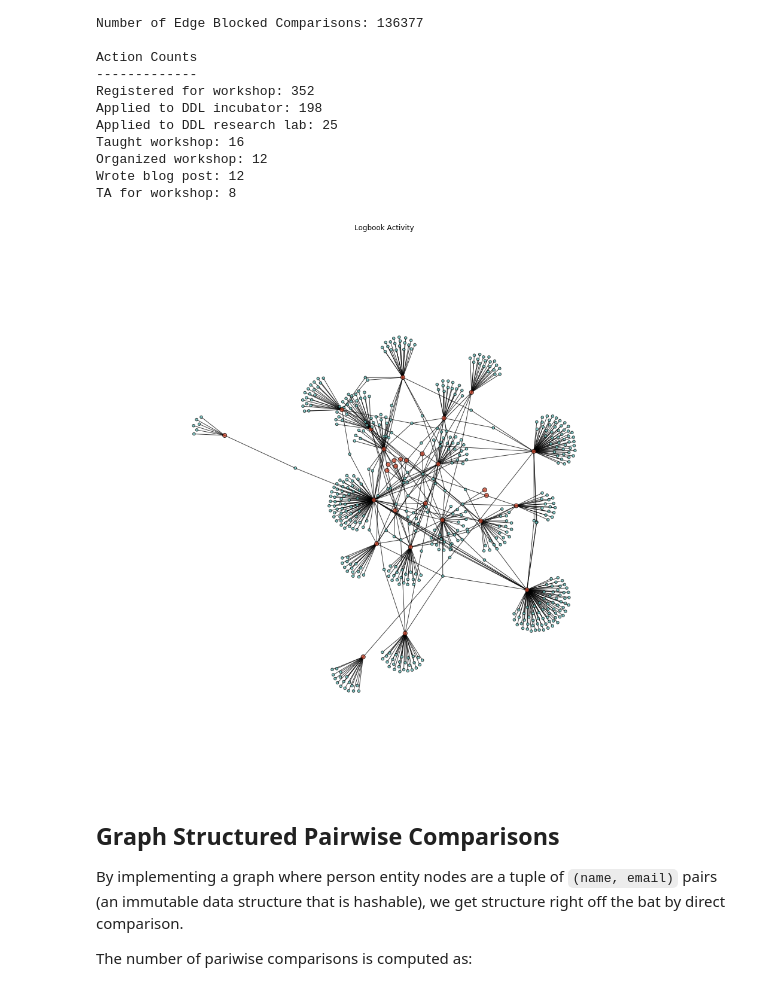
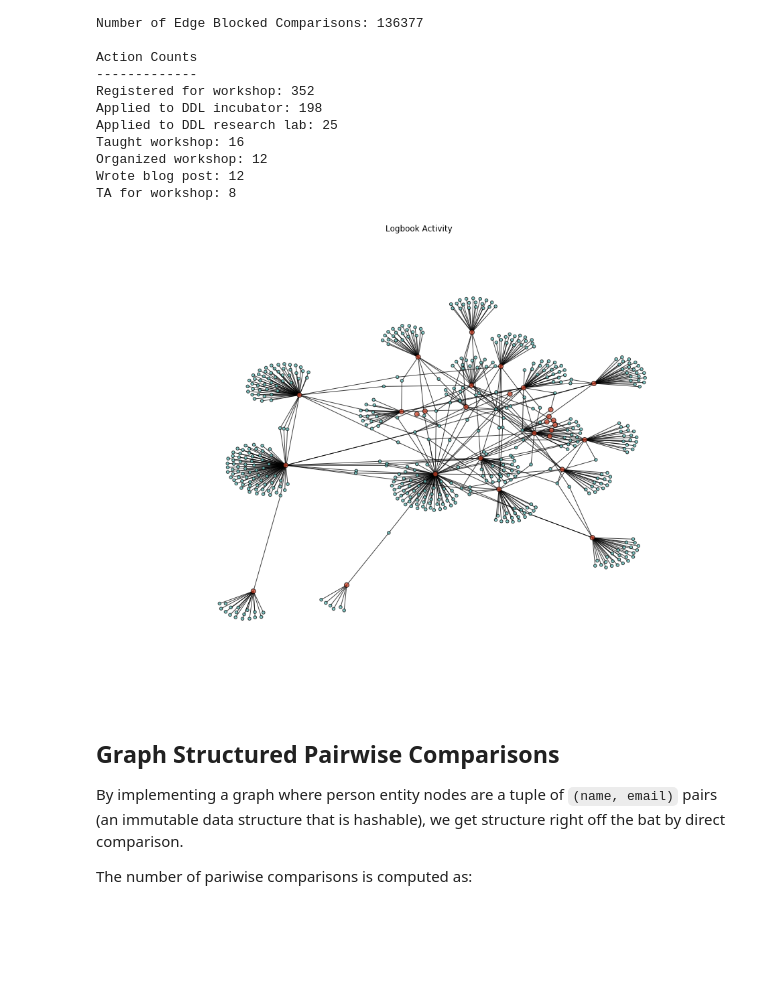
Before and after one commit to bbengfort/logbook-blocking, a Jupyter notebook: notebooks/blocking.ipynb, the cells around one changed output. Cells and saved outputs as stored; diff of their text form; code cells hidden in the pictures; blank space fills up the shorter version.

```diff
--- a/notebooks/blocking.ipynb
+++ b/notebooks/blocking.ipynb
@@ -50,9 +50,9 @@ Organized workshop: 12
 Wrote blog post: 12
 TA for workshop: 8
 # %%
-draw_activity_graph(G, connected=True)
+draw_activity_graph(G, connected=True, iterations=100)
 # %% [output]
-[figure, old version]
+[figure, new version]
 # %% [markdown]
 ## Graph Structured Pairwise Comparisons
 
```
Also changed, not shown: parts of 5 cells of this notebook, 1 other file.
